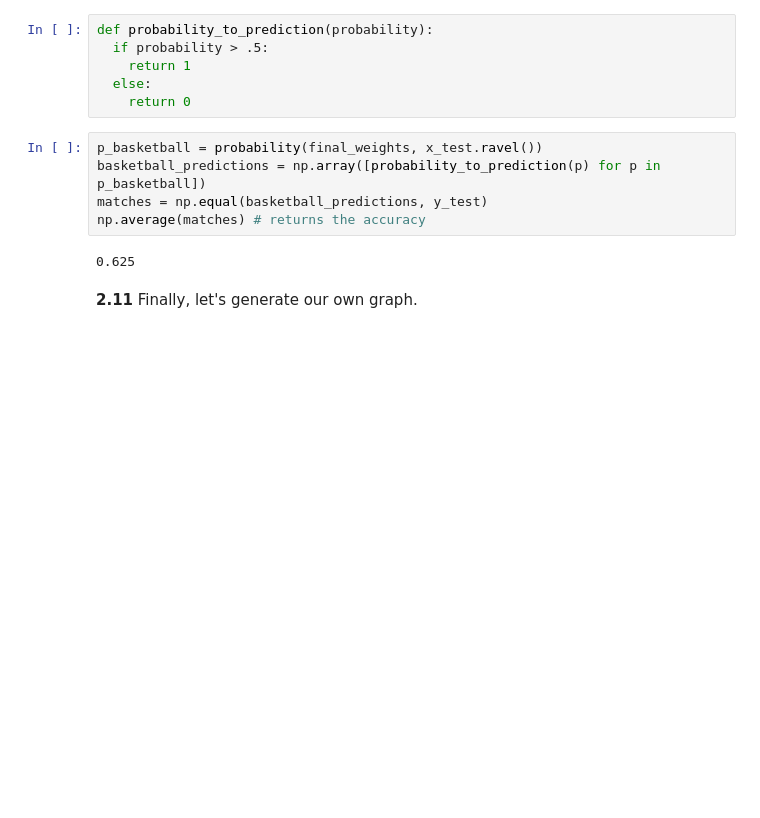
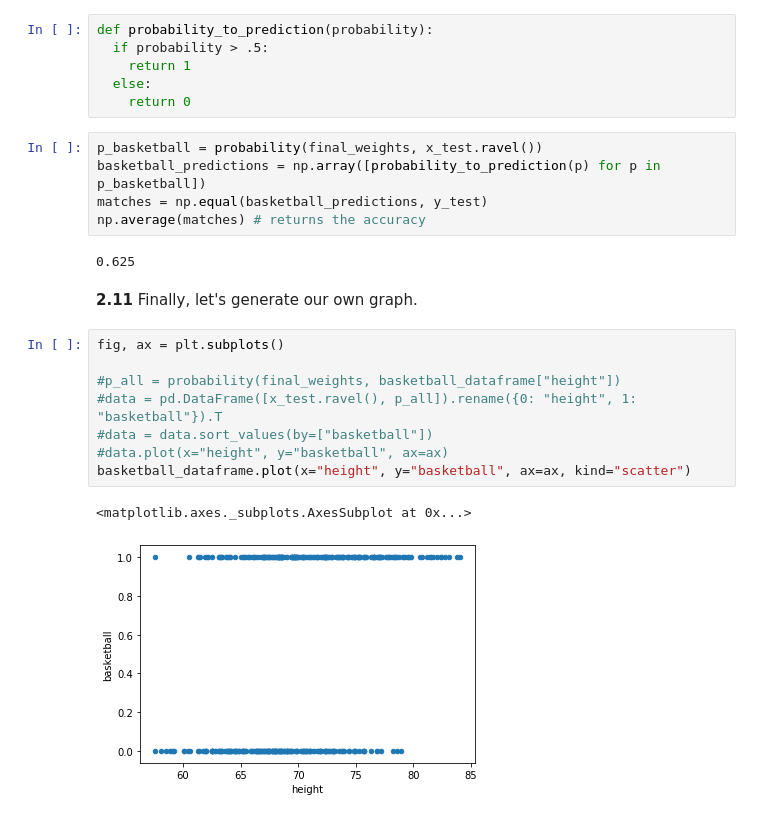
Before and after one commit to jrg94/CSE5522, a Jupyter notebook: lab1.ipynb, the cells around one changed output. Cells and saved outputs as stored; diff of their text form; blank space fills up the shorter version.

Commit message:
Attempted plot - got stuck

```diff
--- a/lab1.ipynb
+++ b/lab1.ipynb
@@ -461,3 +461,14 @@ np.average(matches) # returns the accuracy
 0.625
 # %% [markdown]
 **2.11** Finally, let's generate our own graph.
+# %%
+fig, ax = plt.subplots()
+
+#p_all = probability(final_weights, basketball_dataframe["height"])
+#data = pd.DataFrame([x_test.ravel(), p_all]).rename({0: "height", 1: "basketball"}).T
+#data = data.sort_values(by=["basketball"])
+#data.plot(x="height", y="basketball", ax=ax)
+basketball_dataframe.plot(x="height", y="basketball", ax=ax, kind="scatter")
+# %% [output]
+<matplotlib.axes._subplots.AxesSubplot at 0x...>
+[figure, added]
```
